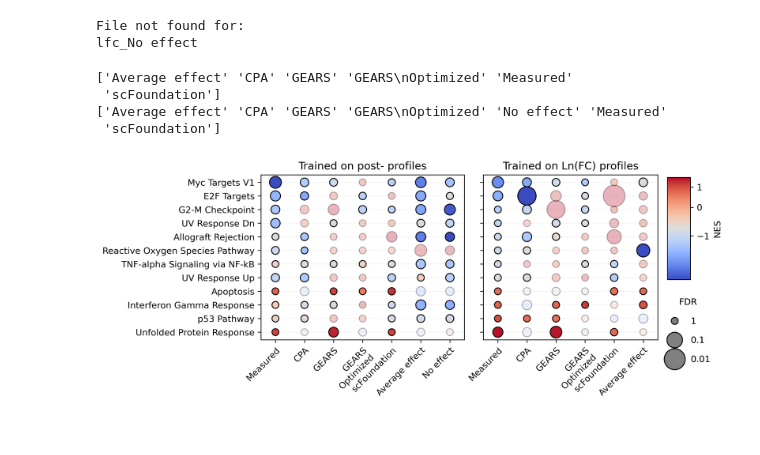
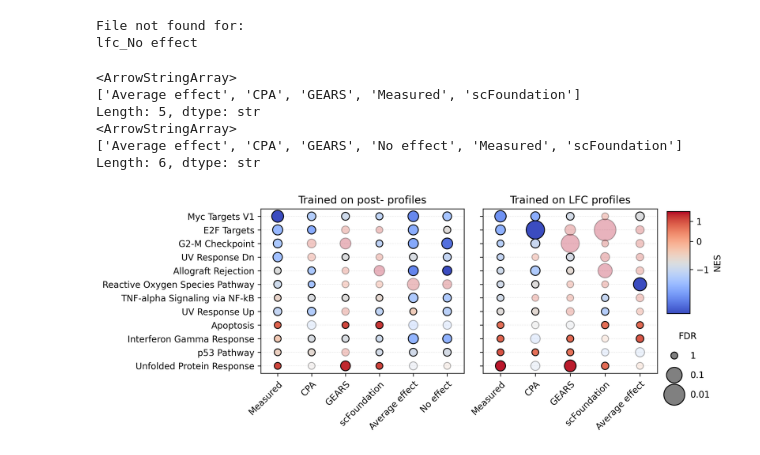
Before and after one commit to NiekBrouwer98/drug-response-prediction-with-PRMs-paper, a Jupyter notebook: scripts/04_predict_drug_response/create_figures_GSEA.ipynb, the cells around one changed output. Saved outputs shown, nothing was run; the diff lists cells and outputs as text; code cells hidden in the pictures.

```diff
--- a/scripts/04_predict_drug_response/create_figures_GSEA.ipynb
+++ b/scripts/04_predict_drug_response/create_figures_GSEA.ipynb
@@ -407,6 +408,9 @@ dotplot_data['model'] = dotplot_data['model'].str.replace('_' , ' ')
 dotplot_data = dotplot_data[~dotplot_data['model'].isin(['post', 'lfc'])]
 dotplot_data['model'] = dotplot_data['model'].str.replace('GEARS Optimized', 'GEARS\nOptimized')
 dotplot_data['model'] = dotplot_data['model'].str.replace('Observed', 'Measured')
+# %%
+dotplot_data = dotplot_data[dotplot_data['model']!='post GEARS\nOptimized']
+dotplot_data = dotplot_data[dotplot_data['model']!='lfc GEARS\nOptimized']
 # %%
 def create_gsea_heatmap(dotplot_data, figure_size=(8, 4), legend=True):
     nes_matrix_all = dotplot_data.pivot(index="Term", columns="model", values="NES").fillna(0)
@@ -450,15 +454,15 @@ def create_gsea_heatmap(dotplot_data, figure_size=(8, 4), legend=True):
     for ax, sub_data, title in zip(
         axes,
         [data_post,data_LFC],
-        ['Trained on post- profiles','Trained on Ln(FC) profiles']
+        ['Trained on post- profiles','Trained on LFC profiles']
     ):
         # X-axis model positions
         if title == 'Trained on post- profiles':
             model_order = [
-        'Measured','CPA',  'GEARS', 'GEARS\nOptimized', 'scFoundation', 'Average effect','No effect']
+        'Measured','CPA',  'GEARS','scFoundation', 'Average effect','No effect']
         else:
             model_order = [
-        'Measured','CPA', 'GEARS', 'GEARS\nOptimized', 'scFoundation', 'Average effect']
+        'Measured','CPA', 'GEARS','scFoundation', 'Average effect']
 
               # If fewer than 2 models, skip clustering to avoid pdist error
                 # --- Column clustering (keep 'Observation' fixed on the left) ---
@@ -512,35 +516,37 @@ def create_gsea_heatmap(dotplot_data, figure_size=(8, 4), legend=True):
 
     if legend:
         # Colorbar
         cbar_ax = fig.add_axes([1, 0.5, 0.04, 0.4])  # [left, bottom, width, height]
         cbar = plt.colorbar(sc, cax=cbar_ax)
         cbar.set_label("NES")
 
         # Size legend
         size_legend_vals = [0, 1, 2]  # adjust as appropriate
         size_legend_sizes = [
             ((v - size_vals.min()) / (size_vals.max() - size_vals.min())) * (max_size - min_size) + min_size
             for v in size_legend_vals
         ]
         legend_elements = [
             Line2D([0], [0], marker='o', color='w', label=f'{10**(-v)}',
                 markerfacecolor='gray', markersize=np.sqrt(s), markeredgecolor='black')
             for v, s in zip(size_legend_vals, size_legend_sizes)
         ]
         size_legend = ax.legend(handles=legend_elements, title='FDR', labelspacing=1.2, frameon=False)
         size_legend.set_bbox_to_anchor((1, 0.3))
         ax.add_artist(size_legend)
 
     plt.tight_layout()
     plt.subplots_adjust(wspace=0.1)   # smaller → less whitespace
 
     return fig, axes
 
 fig, axes = create_gsea_heatmap(dotplot_data, figure_size=(9, 4))
 fig.savefig(os.path.join(figures_dir, 'GSEA_dotplot_sciplex.pdf'), bbox_inches='tight')
 # %% [output]
-['Average effect' 'CPA' 'GEARS' 'GEARS\nOptimized' 'Measured'
- 'scFoundation']
-['Average effect' 'CPA' 'GEARS' 'GEARS\nOptimized' 'No effect' 'Measured'
- 'scFoundation']
+<ArrowStringArray>
+['Average effect', 'CPA', 'GEARS', 'Measured', 'scFoundation']
+Length: 5, dtype: str
+<ArrowStringArray>
+['Average effect', 'CPA', 'GEARS', 'No effect', 'Measured', 'scFoundation']
+Length: 6, dtype: str
-[figure, old version]
+[figure, new version]
```
Also changed, not shown: parts of 1 cell of this notebook, 14 other files.
